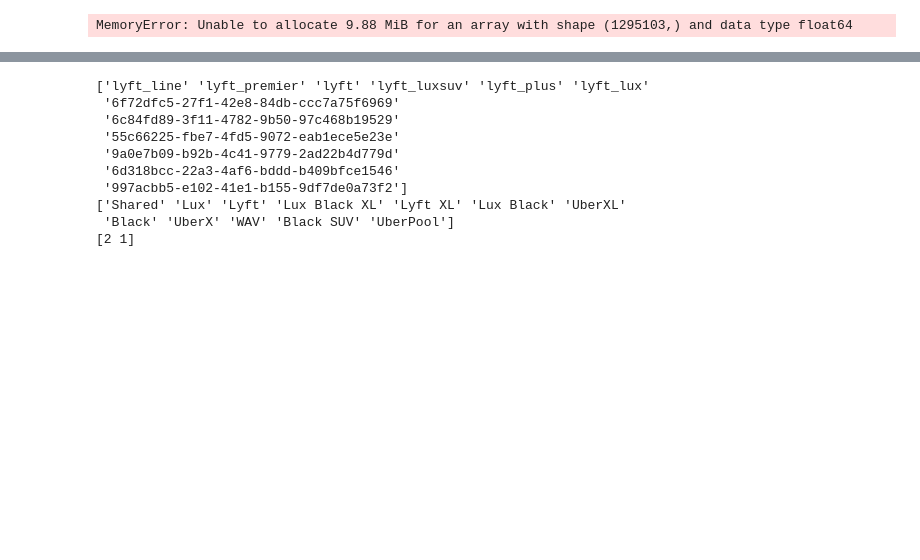
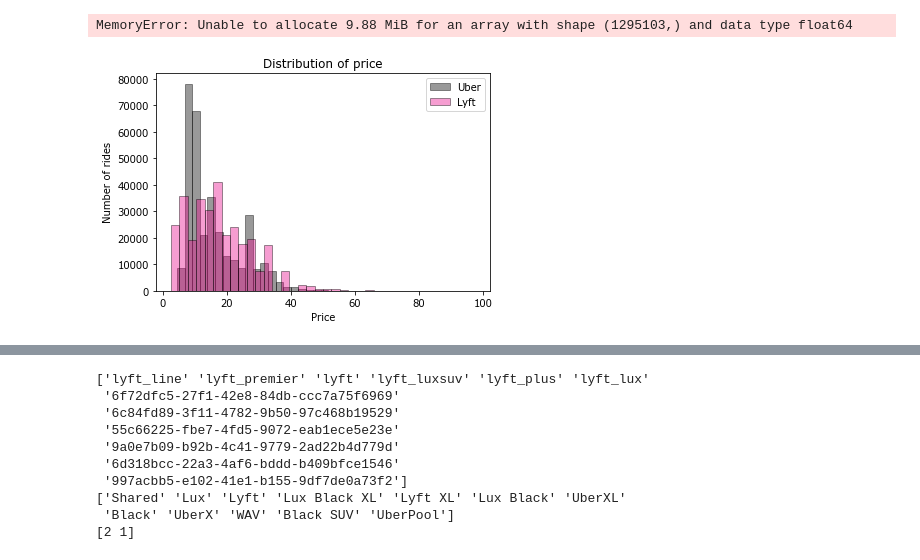
Before and after one commit to wgburke310/ds3010project, a Jupyter notebook: data_processing.ipynb, the cells around one changed output, grey strips where cells are left out. Saved outputs shown, nothing was run; the diff lists cells and outputs as text; code cells hidden in the pictures; blank space fills up the shorter version.

Commit message:
Added some data visualizations

```diff
--- a/data_processing.ipynb
+++ b/data_processing.ipynb
@@ -196,31 +196,36 @@ cleaned_data['ride_time_mins'] = cleaned_data['ride_time'].dt.hour*60 + cleaned_
 cleaned_data.to_csv('data/cleaned.csv', index=False)
 # %%
 
-rides = pd.read_csv("data/cab_rides.csv")
+#rides = pd.read_csv("data/cab_rides.csv")
 cleaned_data = pd.read_csv("data/cleaned.csv")
-combined_data = pd.read_csv('data/combined.csv')
+#combined_data = pd.read_csv('data/combined.csv')
 
-plt.hist(cleaned_data['price'], color = 'blue', edgecolor = 'black',
-         bins = int(180/5))
+#plt.hist(cleaned_data['price'], color = 'blue', edgecolor = 'black',
+   #      bins = int(180/5))
 
-sns.distplot(cleaned_data['price'], hist=True, kde=False,
-             bins=int(180/5), color = 'blue',
-             hist_kws={'edgecolor':'black'})
+#sns.distplot(cleaned_data['price'], hist=True, kde=False,
+ # #           bins=int(180/5), color = 'blue',
+            # hist_kws={'edgecolor':'black'})
 
+#plt.title('Distribution of price')
+#plt.xlabel('Price')
+#plt.ylabel('Number of rides')
+#plt.show()
+
+uber_rides = cleaned_data[cleaned_data['cab_type'] == 1]
+lyft_rides = cleaned_data[cleaned_data['cab_type'] == 2]
+
+
+sns.distplot(uber_rides['price'], hist=True, kde=False,
+             bins=int(180/5), color = 'black',
+             hist_kws={'edgecolor':'black'}, label="Uber")
+sns.distplot(lyft_rides['price'], hist=True, kde=False,
+             bins=int(180/5), color = '#ea0b8d',
+             hist_kws={'edgecolor':'black'}, label="Lyft")
+plt.legend()
 plt.title('Distribution of price')
 plt.xlabel('Price')
 plt.ylabel('Number of rides')
 plt.show()
-
-
-plt.hist(rides['price'], color = 'blue', edgecolor = 'black',
-         bins = int(180/5))
-
-sns.distplot(rides['price'], hist=True, kde=False,
-             bins=int(180/5), color = 'blue',
-             hist_kws={'edgecolor':'black'})
-
-plt.title('Distribution of price')
-plt.xlabel('Price')
-plt.ylabel('Number of rides')
-plt.show()
+# %% [output]
+[figure, added]
```
Also changed, not shown: parts of 1 cell of this notebook.
